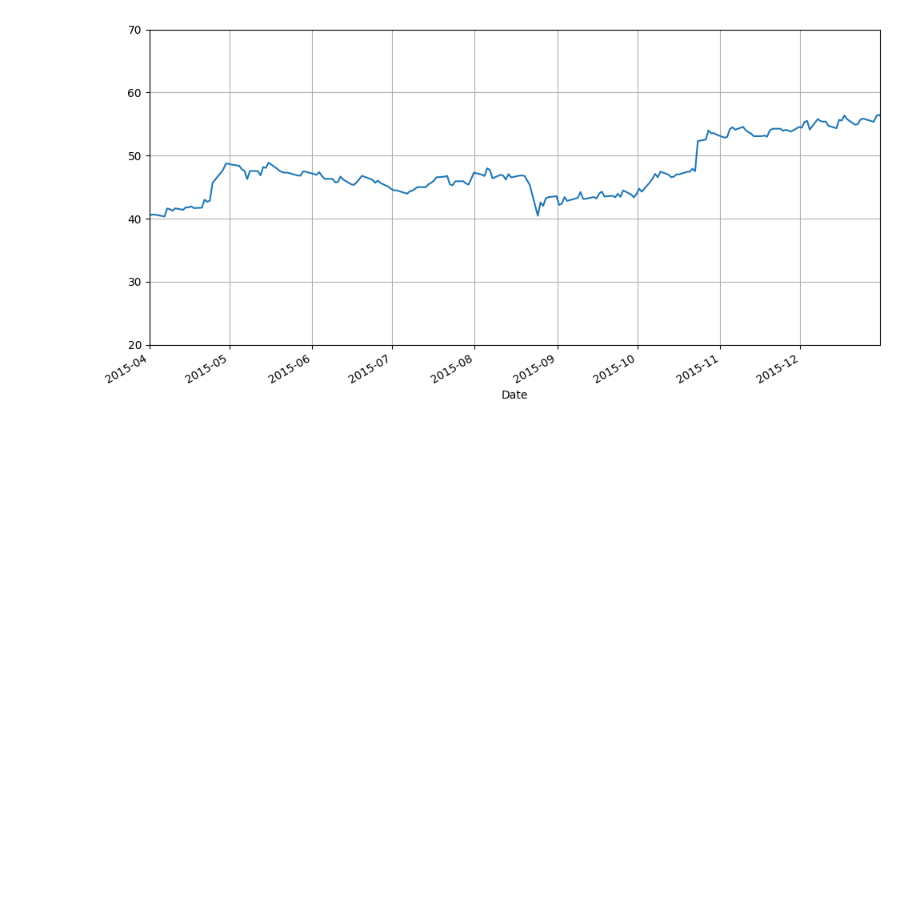
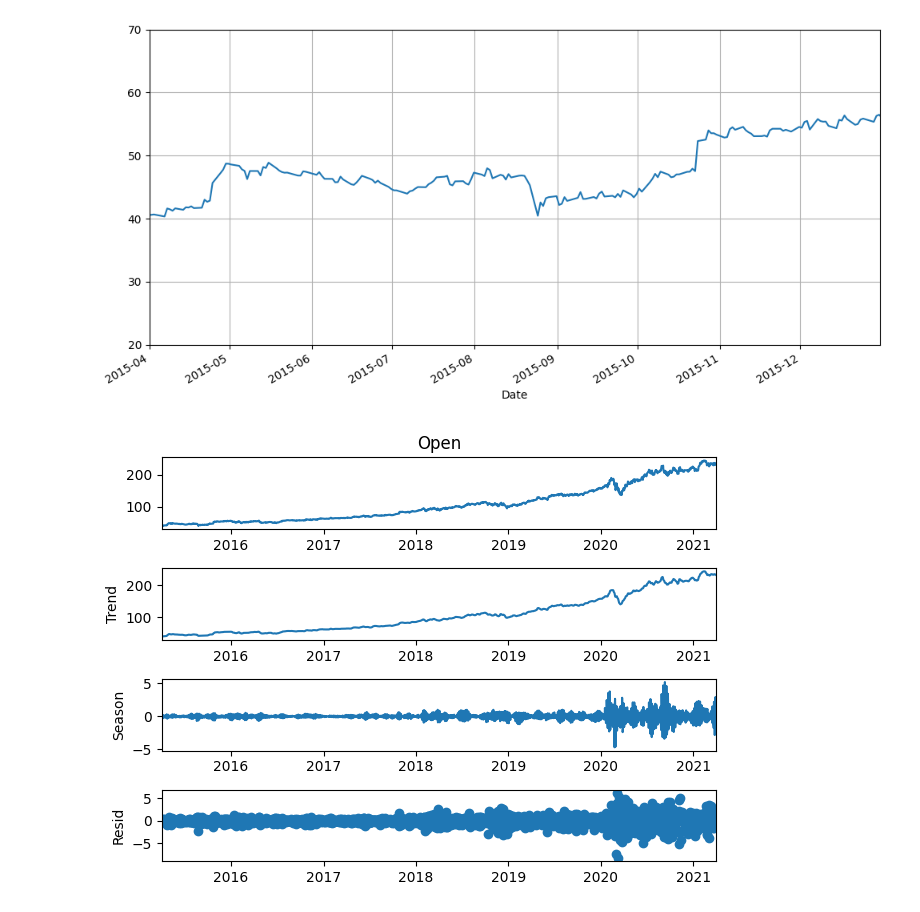
Before and after one commit to AkhileshKolambekar/Time-Series, a Jupyter notebook: EDA/practice.ipynb, the cells around one changed output. Drawn from its saved outputs; the diff is of its cells as text; code cells hidden in the pictures; blank space fills up the shorter version.

```diff
--- a/EDA/practice.ipynb
+++ b/EDA/practice.ipynb
@@ -72,3 +72,10 @@ plt.tight_layout()
 plt.grid()
 # %% [output]
 [figure]
+# %%
+from statsmodels.tsa.seasonal import STL
+result = STL(df['Open'],period = 4).fit()
+result.plot()
+plt.show()
+# %% [output]
+[figure, added]
```
